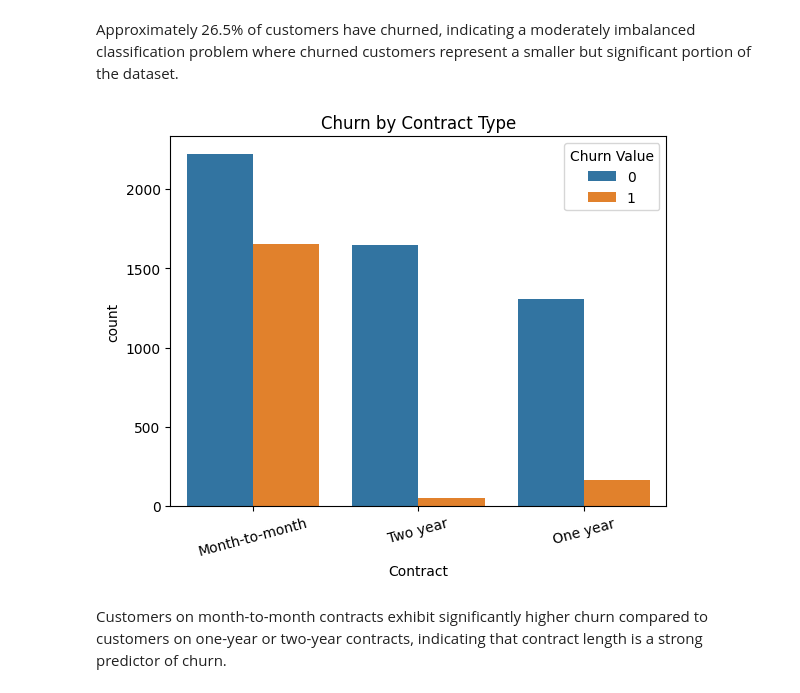
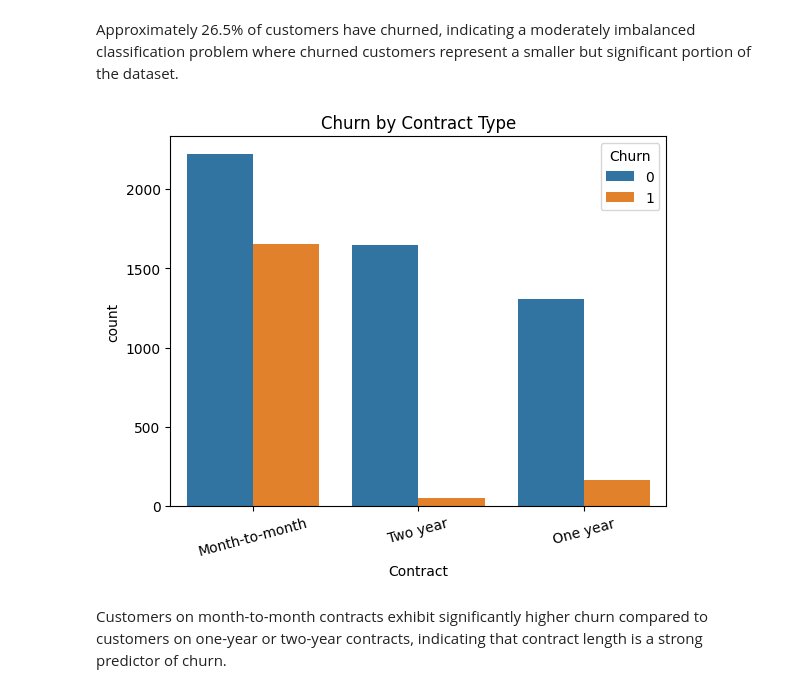
Before and after one commit to rushita-vachhani/customer-churn-ml-pipeline, a Jupyter notebook: notebooks/01_eda.ipynb, the cells around one changed output. Drawn from its saved outputs; the diff is of its cells as text; code cells hidden in the pictures.

```diff
--- a/notebooks/01_eda.ipynb
+++ b/notebooks/01_eda.ipynb
@@ -67,3 +60,10 @@ Churn Value
 0    73.463013
 1    26.536987
 Name: proportion, dtype: float64
+# %%
+# Rename target column for consistency in modeling
+df.rename(columns={"Churn Value": "Churn"}, inplace=True)
+# %%
+# Clean numeric column: Total Charges (often stored as text)
+df["Total Charges"] = pd.to_numeric(df["Total Charges"], errors="coerce")
+df["Total Charges"] = df["Total Charges"].fillna(df["Total Charges"].median())
@@ -70,11 +78,11 @@ Name: proportion, dtype: float64
 # %% [markdown]
 Approximately 26.5% of customers have churned, indicating a moderately imbalanced classification problem where churned customers represent a smaller but significant portion of the dataset.
 # %%
-sns.countplot(x="Contract", hue="Churn Value", data=df)
+sns.countplot(x="Contract", hue="Churn", data=df)
 plt.title("Churn by Contract Type")
 plt.xticks(rotation=15)
 plt.show()
 # %% [output]
-[figure, old version]
+[figure, new version]
 # %% [markdown]
 Customers on month-to-month contracts exhibit significantly higher churn compared to customers on one-year or two-year contracts, indicating that contract length is a strong predictor of churn.
```
Also changed, not shown: parts of 7 cells of this notebook, 1 other file.
